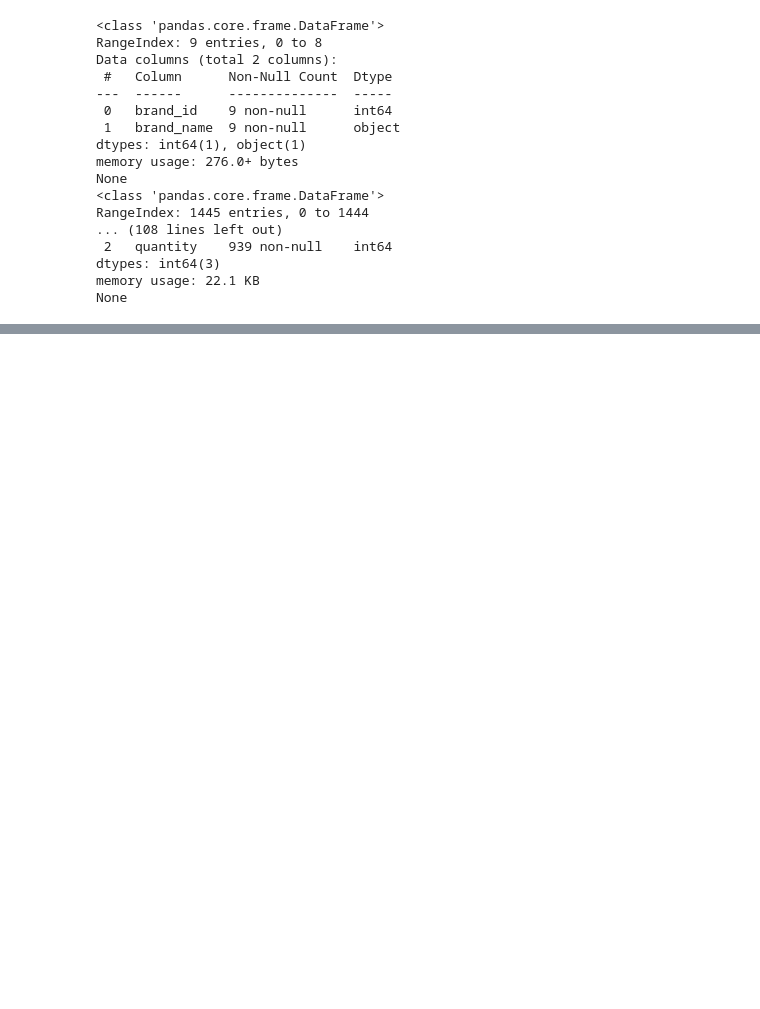
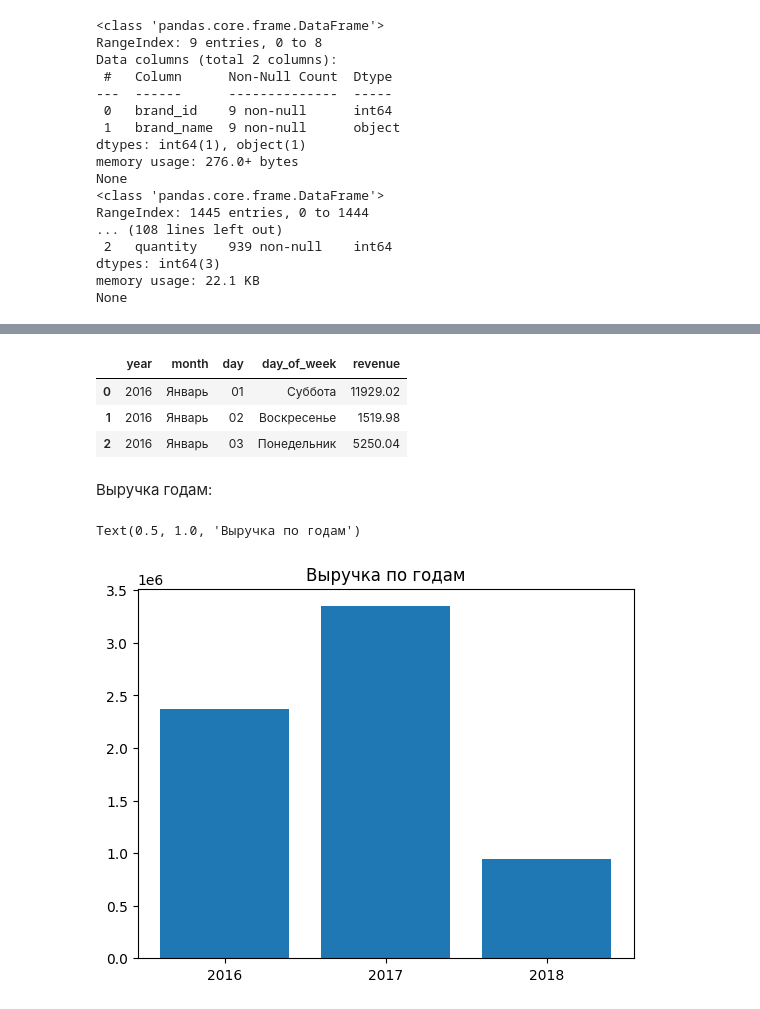
Before and after one commit to AslanZeinalov/retail_store_analysis, a Jupyter notebook: bike_store_analysis.ipynb, the cells around one changed output, grey strips where cells are left out. Drawn from its saved outputs; the diff is of its cells as text; code cells hidden in the pictures; blank space fills up the shorter version.

```diff
--- a/bike_store_analysis.ipynb
+++ b/bike_store_analysis.ipynb
@@ -473,0 +364,47 @@ client_statistic_count.head(10)
+# %%
+time_df['month'] = time_df['month'].map({
+    '01': 'Январь',
+    '02': 'Февраль',
+    '03': 'Март',
+    '04': 'Апрель',
+    '05': 'Май',
+    '06': 'Июнь',
+    '07': 'Июль',
+    '08': 'Август',
+    '09': 'Сентябрь',
+    '10': 'Октябрь',
+    '11': 'Ноябрь',
+    '12': 'Декабрь'
+})
+
+time_df['day_of_week'] = time_df['day_of_week'].map({
+    '0': 'Понедельник',
+    '1': 'Вторник',
+    '2': 'Среда',
+    '3': 'Четверг',
+    '4': 'Пятница',
+    '5': 'Суббота',
+    '6': 'Воскресенье'
+})
+
+time_df.head(3)
+# %% [output]
+|  | year | month | day | day_of_week | revenue |
+| 0 | 2016 | Январь | 01 | Суббота | 11929.02 |
+| 1 | 2016 | Январь | 02 | Воскресенье | 1519.98 |
+| 2 | 2016 | Январь | 03 | Понедельник | 5250.04 |
+# %% [markdown]
+Выручка годам:
+# %%
+year_revenue = time_df.groupby('year', as_index=False).agg(revenue=('revenue', 'sum'))
+mounth_revenue = time_df.groupby('month', as_index=False).agg(revenue=('revenue', 'sum')).sort_values('month')
+day_revenue = time_df.groupby('day', as_index=False).agg(revenue=('revenue', 'sum'))
+day_of_week_revenue = time_df.groupby('day_of_week', as_index=False).agg(revenue=('revenue', 'sum'))
+# %%
+import matplotlib.pyplot as plt
+
+plt.bar(year_revenue['year'], year_revenue['revenue'])
+plt.title('Выручка по годам')
+# %% [output]
+Text(0.5, 1.0, 'Выручка по годам')
+[figure, added]
```
Also changed, not shown: parts of 118 cells of this notebook.
